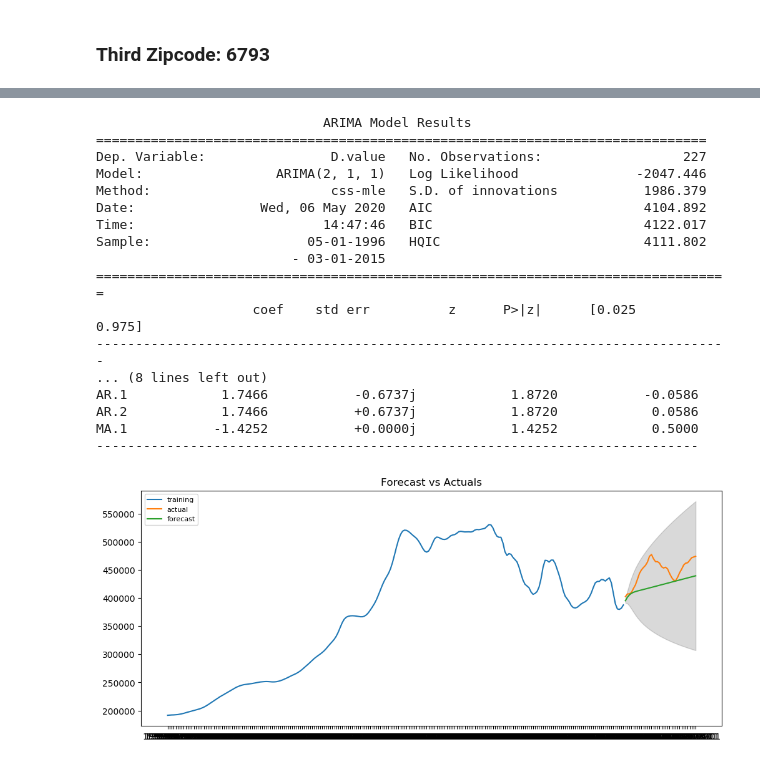
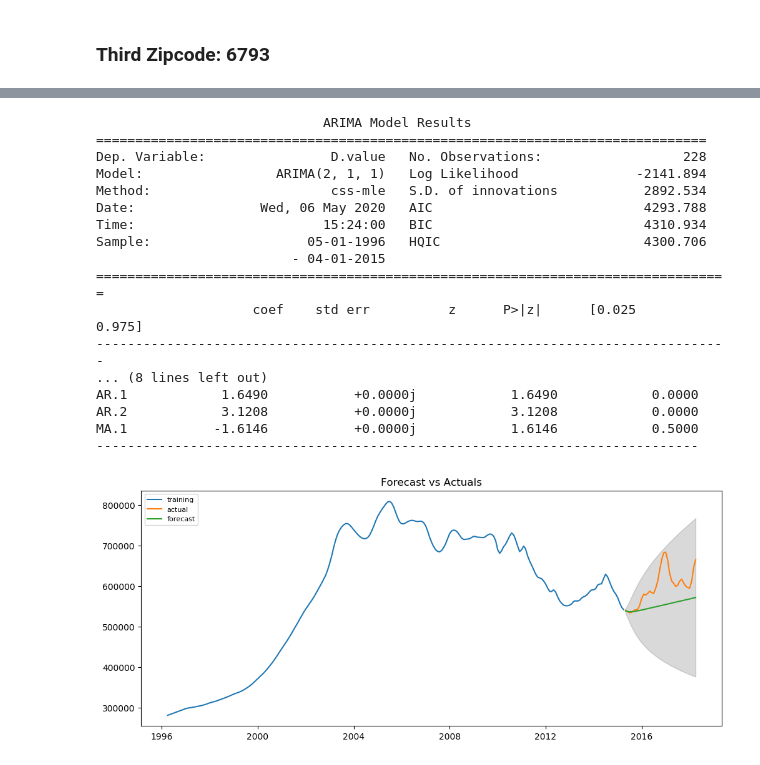
Before and after one commit to mcerow/TriState_Glory, a Jupyter notebook: Connecticut.ipynb, the cells around one changed output, grey strips where cells are left out. Saved outputs shown, nothing was run; the diff lists cells and outputs as text; code cells hidden in the pictures.

```diff
--- a/Connecticut.ipynb
+++ b/Connecticut.ipynb
@@ -41,7 +57,6 @@ topzip.drop(columns=['RegionID', 'City', 'State', 'Metro', 'CountyName', 'SizeRa
 state_zips = [6820, 6068, 6793]
 
 state = topzip[topzip['Zipcode'].isin(state_zips)]
-state.set_index('time', inplace=True)
 state.head()
 # %% [output]
 |  | Zipcode | value |
@@ -700,21 +712,21 @@ third_zip_models.sort_values('test_rmse', axis=0, ascending=True)[:3]
 # %%
-best_model(second_zip, order=(2, 1, 1))
+best_model(third_zip, order=(2, 1, 1))
 # %% [output]
                              ARIMA Model Results
 ==============================================================================
-Dep. Variable:                D.value   No. Observations:                  227
-Model:                 ARIMA(2, 1, 1)   Log Likelihood               -2047.446
-Method:                       css-mle   S.D. of innovations           1986.379
-Date:                Wed, 06 May 2020   AIC                           4104.892
-Time:                        14:47:46   BIC                           4122.017
-Sample:                    05-01-1996   HQIC                          4111.802
-                         - 03-01-2015
+Dep. Variable:                D.value   No. Observations:                  228
+Model:                 ARIMA(2, 1, 1)   Log Likelihood               -2141.894
+Method:                       css-mle   S.D. of innovations           2892.534
+Date:                Wed, 06 May 2020   AIC                           4293.788
+Time:                        15:24:00   BIC                           4310.934
+Sample:                    05-01-1996   HQIC                          4300.706
+                         - 04-01-2015
 =================================================================================
                     coef    std err          z      P>|z|      [0.025      0.975]
 ---------------------------------------------------------------------------------
 ... (8 lines left out)
-AR.1            1.7466           -0.6737j            1.8720           -0.0586
-AR.2            1.7466           +0.6737j            1.8720            0.0586
-MA.1           -1.4252           +0.0000j            1.4252            0.5000
+AR.1            1.6490           +0.0000j            1.6490            0.0000
+AR.2            3.1208           +0.0000j            3.1208            0.0000
+MA.1           -1.6146           +0.0000j            1.6146            0.5000
 -----------------------------------------------------------------------------
-[figure, old version]
+[figure, new version]
```
Also changed, not shown: parts of 25 cells of this notebook.
